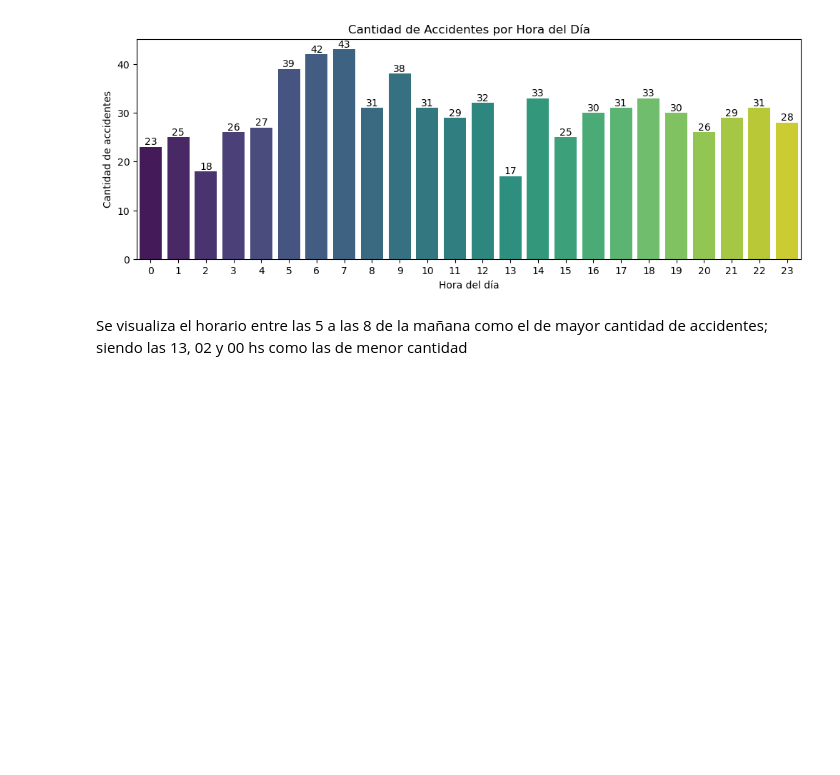
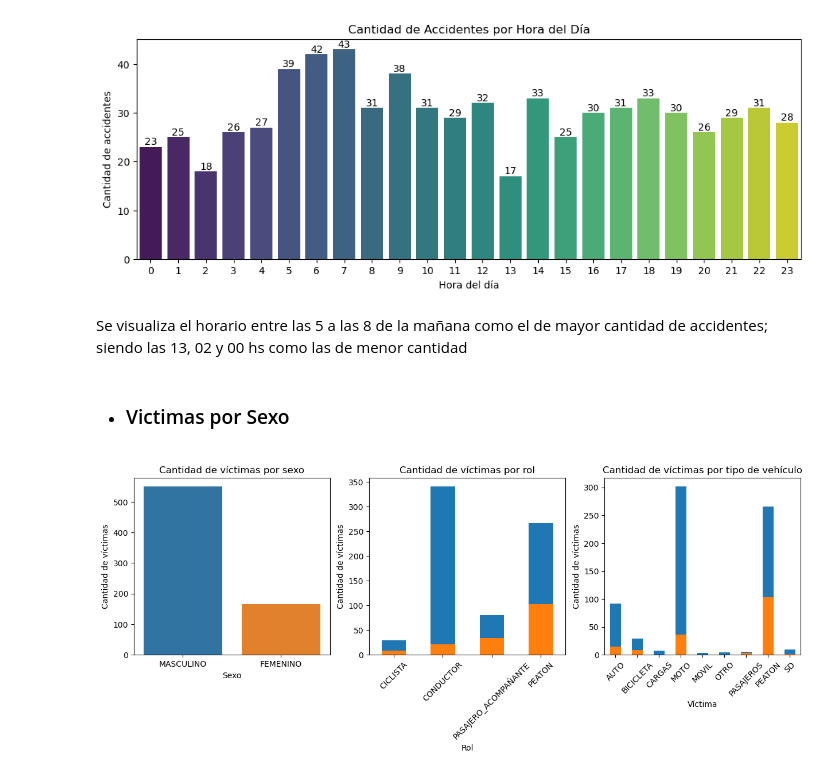
Before and after one commit to leoviscay/PI2_Siniestros-Viales, a Jupyter notebook: jupyter/ETL _EDA_Homicidios.ipynb, the cells around one changed output. Cells and saved outputs as stored; diff of their text form; code cells hidden in the pictures; blank space fills up the shorter version.

```diff
--- a/jupyter/ETL _EDA_Homicidios.ipynb
+++ b/jupyter/ETL _EDA_Homicidios.ipynb
@@ -674,3 +671,9 @@ utils.accidentes_x_hora_diario(df_homicidios)
 [figure]
 # %% [markdown]
 Se visualiza el horario entre las 5 a las 8 de la mañana como el de mayor cantidad de accidentes; siendo las 13, 02 y 00 hs como las de menor cantidad
+# %% [markdown]
+* ### Victimas por Sexo
+# %%
+utils.cantidad_victimas_sexo_rol_victima(df_homicidios)
+# %% [output]
+[figure, added]
```
Also changed, not shown: parts of 8 cells of this notebook, 3 other files.
